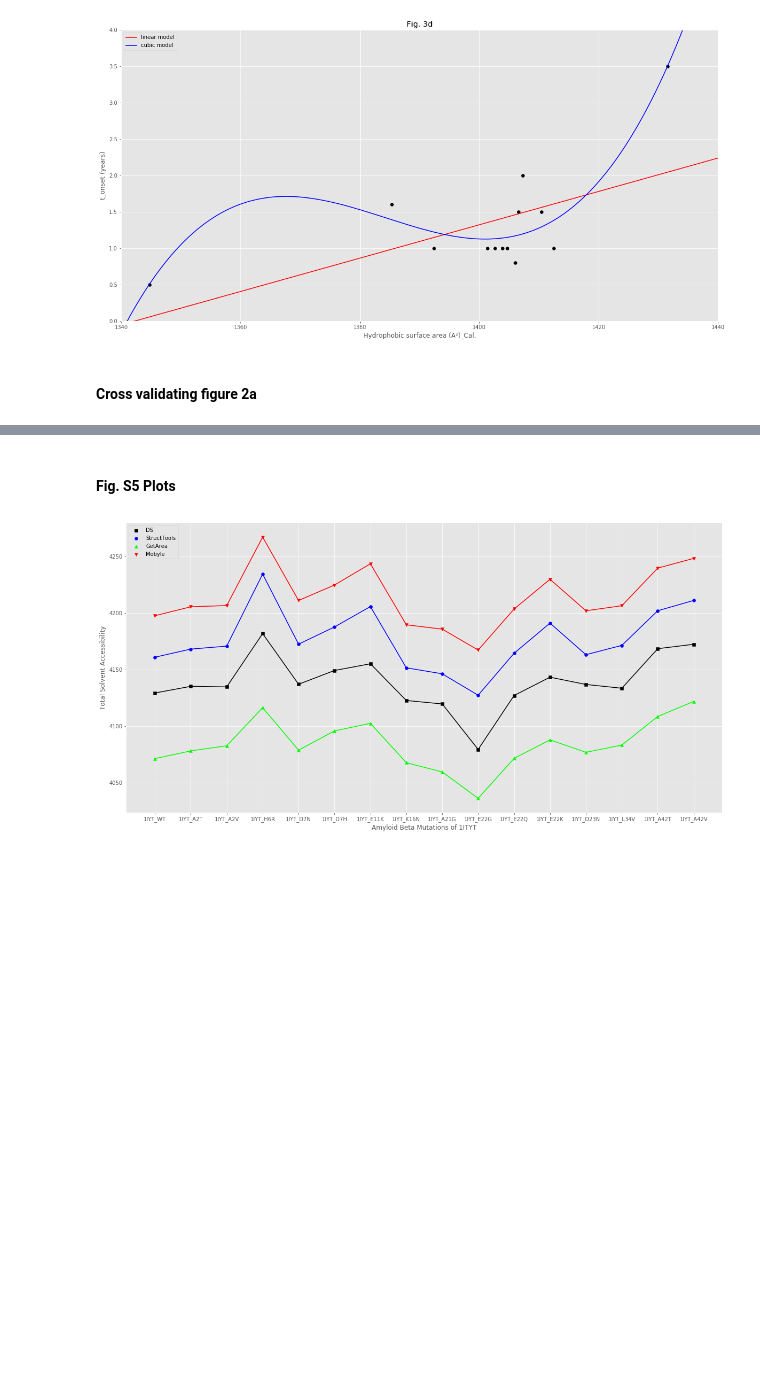
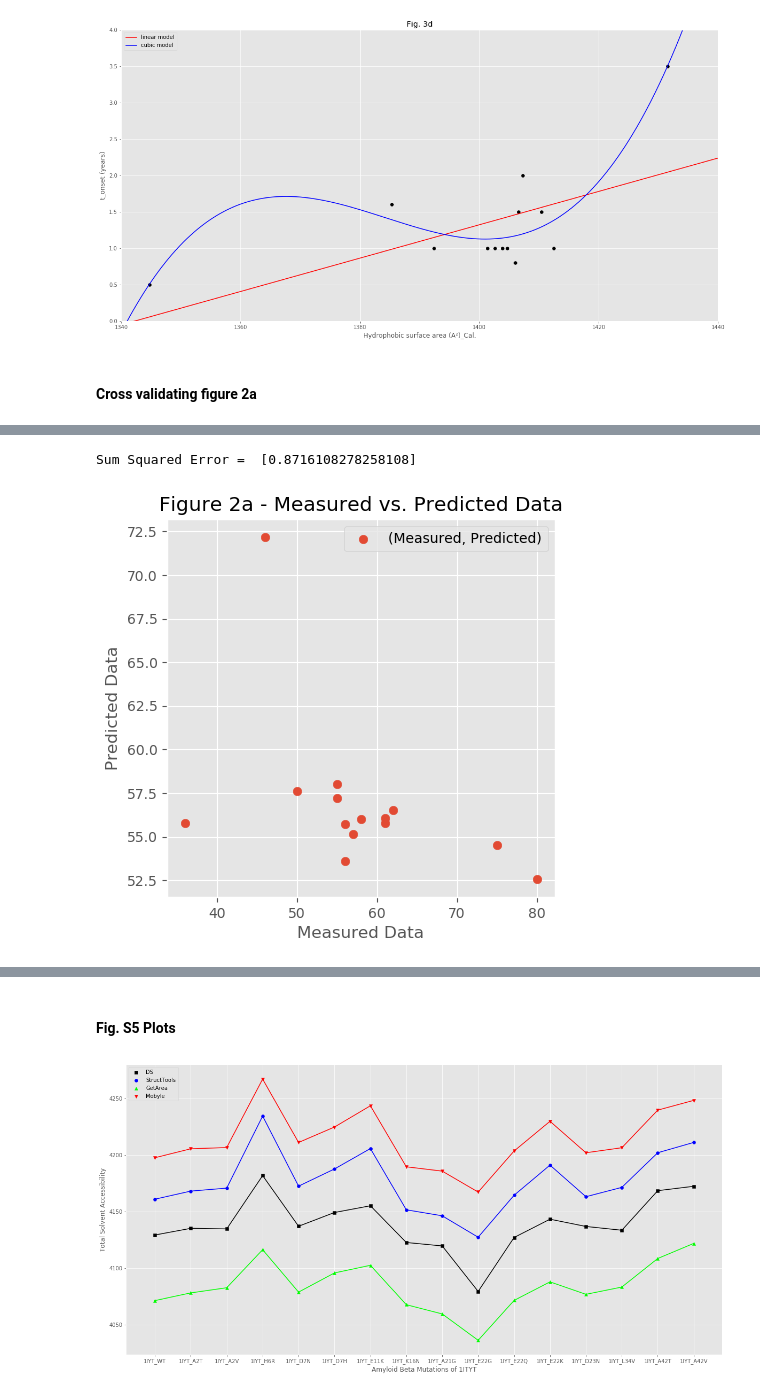
Before and after one commit to 188-project/Amyloid-Beta-Final-Project, a Jupyter notebook: 3-9 Final Project Amyloid Beta.ipynb, the cells around one changed output, grey strips where cells are left out. Saved outputs shown, nothing was run; the diff lists cells and outputs as text; code cells hidden in the pictures; blank space fills up the shorter version.

```diff
--- a/3-9 Final Project Amyloid Beta.ipynb
+++ b/3-9 Final Project Amyloid Beta.ipynb
@@ -670,0 +612,59 @@ ValueError: x and y must be the same size
+# %%
+from sklearn.model_selection import LeaveOneOut
+
+loo = LeaveOneOut()
+guess_params_linear_fig_2a = [-4, 300]   #(slope, y-int)
+
+TrainedLinearModel = []
+NewYLinearModel = []
+PredictionErrors = []
+YTestsArray = []
+LinearYValues = []
+SquaredError = []
+SumSquaredError = []
+
+#Cross validate
+for train_index, test_index in loo.split(AllHydrophobicSASFig2a):
+        x_train, x_test = (AllHydrophobicSASFig2a)[train_index], (AllHydrophobicSASFig2a)[test_index]
+        y_train, y_test = (AllTOnsetFig2a)[train_index], (AllTOnsetFig2a)[test_index]
+
+        #Generate linear model with train data
+        TrainedLinearModel = generate_linear_model(x_train, y_train, guess_params_linear_fig_2a, residuals_OLS)
+
+        #New y linear model
+        NewYLinearModel = generate_linear_y(x_test, TrainedLinearModel[1])
+        LinearYValues.append(NewYLinearModel)
+        NewYValues = np.asarray(LinearYValues)
+        NewYValues = np.squeeze(NewYValues)
+
+        #YTests
+        YTestsArray.append(y_test)
+        YTestsArrayNew = np.asarray(YTestsArray)
+        YTestsArrayNew = np.squeeze(YTestsArrayNew)
+
+        #Prediction Errors
+        PredictionErrors.append(NewYLinearModel - y_test)
+        NewPredictionErrors = np.asarray(PredictionErrors)
+        NewPredictionErrors = np.squeeze(NewPredictionErrors)
+
+#Caluclate sum squared error error
+for i in range(len(YTestsArrayNew)):
+    SquaredErrorNumerator = (YTestsArrayNew[i] - NewYValues[i])**2
+    SquaredErrorDenominator = (YTestsArrayNew[i])**2
+    TotalSquaredError = SquaredErrorNumerator/SquaredErrorDenominator
+    SquaredError.append(TotalSquaredError)
+
+SumSquaredError.append(sum(SquaredError))
+print("Sum Squared Error = " ,SumSquaredError)
+
+#Plot measured vs. predicted
+plt.figure(10, figsize=(5,5), dpi=100)
+plt.scatter(YTestsArrayNew, NewYValues, label='(Measured, Predicted)')
+plt.xlabel('Measured Data')
+plt.ylabel('Predicted Data')
+plt.title('Figure 2a - Measured vs. Predicted Data')
+plt.legend()
+plt.show()
+# %% [output]
+Sum Squared Error =  [0.8716108278258108]
+[figure, added]
```
Also changed, not shown: parts of 4 cells of this notebook.
